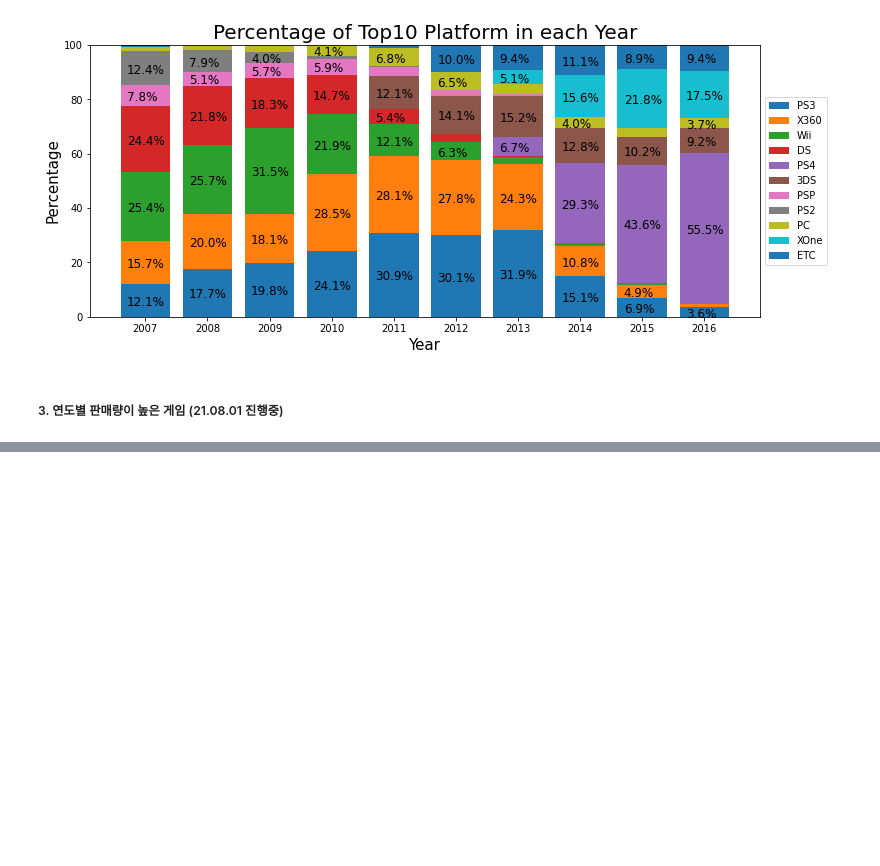
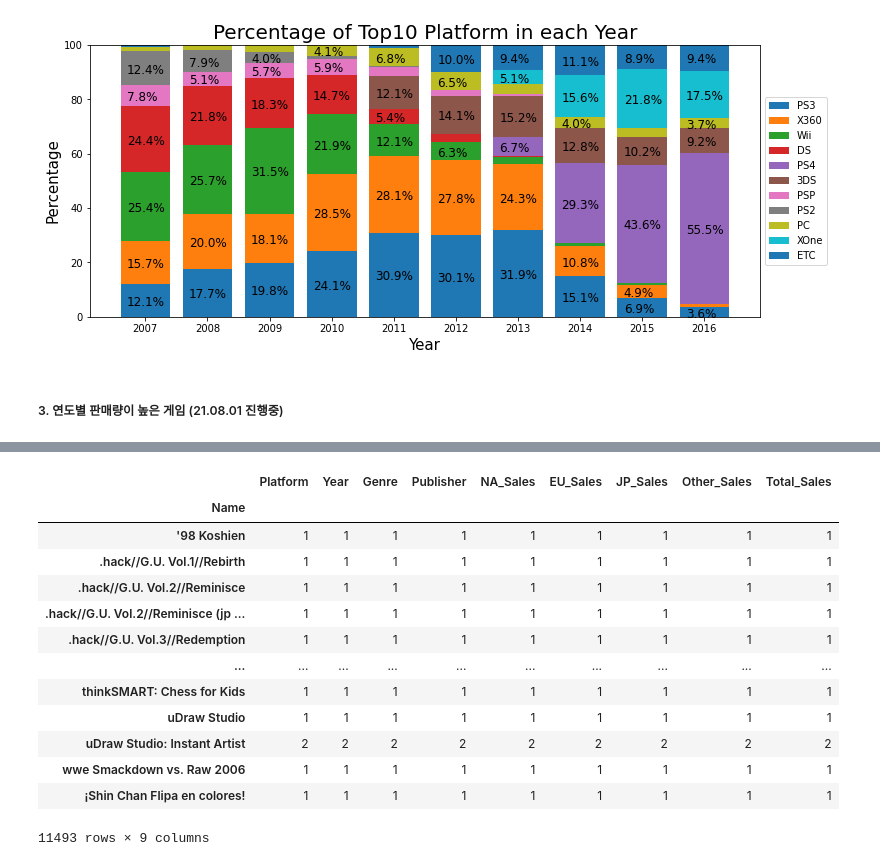
Before and after one commit to jiho-kang/Data_Analysis_Project, a Jupyter notebook: Video Game Sales/data_analysis_for_new_game_launching.ipynb, the cells around one changed output, grey strips where cells are left out. Cells and saved outputs as stored; diff of their text form; code cells hidden in the pictures; blank space fills up the shorter version.

```diff
--- a/Video Game Sales/data_analysis_for_new_game_launching.ipynb
+++ b/Video Game Sales/data_analysis_for_new_game_launching.ipynb
@@ -556 +763,19 @@ plt.show();
+# %%
+name_count = df.groupby('Name').count()
+name_count
+# %% [output]
+|  | Platform | Year | Genre | Publisher | NA_Sales | EU_Sales | JP_Sales | Other_Sales | Total_Sales |
+| Name |  |  |  |  |  |  |  |  |  |
+| '98 Koshien | 1 | 1 | 1 | 1 | 1 | 1 | 1 | 1 | 1 |
+| .hack//G.U. Vol.1//Rebirth | 1 | 1 | 1 | 1 | 1 | 1 | 1 | 1 | 1 |
+| .hack//G.U. Vol.2//Reminisce | 1 | 1 | 1 | 1 | 1 | 1 | 1 | 1 | 1 |
+| .hack//G.U. Vol.2//Reminisce (jp ... | 1 | 1 | 1 | 1 | 1 | 1 | 1 | 1 | 1 |
+| .hack//G.U. Vol.3//Redemption | 1 | 1 | 1 | 1 | 1 | 1 | 1 | 1 | 1 |
+| ... | ... | ... | ... | ... | ... | ... | ... | ... | ... |
+| thinkSMART: Chess for Kids | 1 | 1 | 1 | 1 | 1 | 1 | 1 | 1 | 1 |
+| uDraw Studio | 1 | 1 | 1 | 1 | 1 | 1 | 1 | 1 | 1 |
+| uDraw Studio: Instant Artist | 2 | 2 | 2 | 2 | 2 | 2 | 2 | 2 | 2 |
+| wwe Smackdown vs. Raw 2006 | 1 | 1 | 1 | 1 | 1 | 1 | 1 | 1 | 1 |
+| ¡Shin Chan Flipa en colores! | 1 | 1 | 1 | 1 | 1 | 1 | 1 | 1 | 1 |
+11493 rows × 9 columns
 # %%
```
Also changed, not shown: parts of 23 cells of this notebook.
